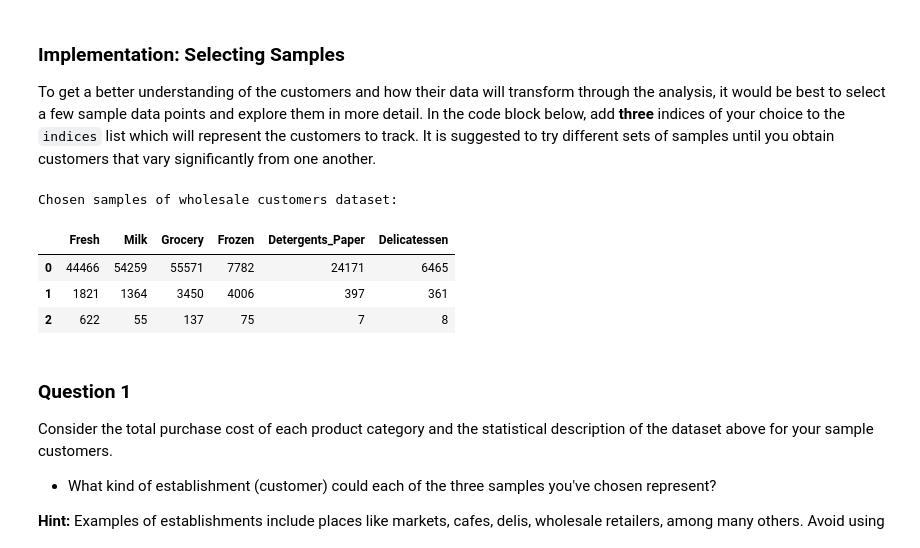
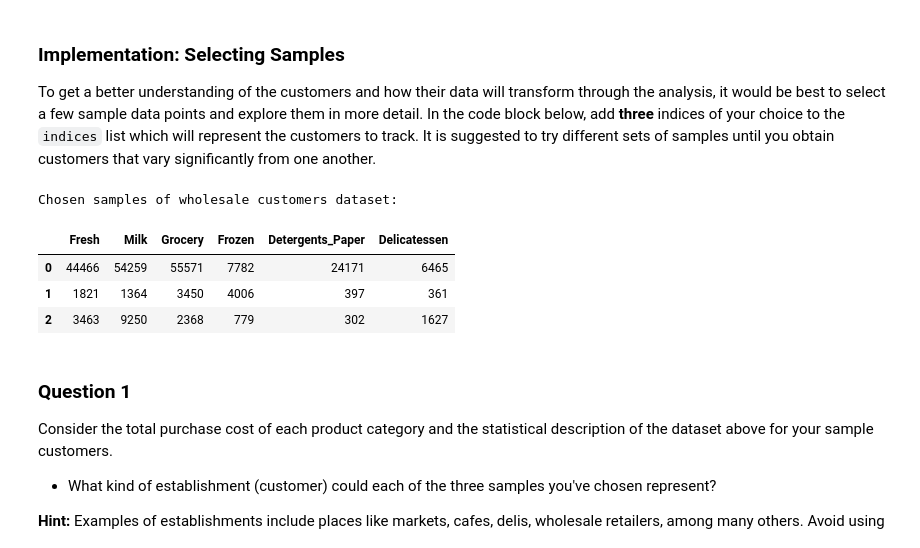
Before and after one commit to haarisjalal/customer_segments, a Jupyter notebook: customer_segments.ipynb, the cells around one changed output. Drawn from its saved outputs; the diff is of its cells as text; code cells hidden in the pictures.

```diff
--- a/customer_segments.ipynb
+++ b/customer_segments.ipynb
@@ -60,18 +60,18 @@ display(data.describe())
 To get a better understanding of the customers and how their data will transform through the analysis, it would be best to select a few sample data points and explore them in more detail. In the code block below, add **three** indices of your choice to the `indices` list which will represent the customers to track. It is suggested to try different sets of samples until you obtain customers that vary significantly from one another.
 # %%
 # TODO: Select three indices of your choice you wish to sample from the dataset
-indices = [47, 383, 154]
+indices = [47, 383, 153]
 
 # Create a DataFrame of the chosen samples
 samples = pd.DataFrame(data.loc[indices], columns = data.keys()).reset_index(drop = True)
 print "Chosen samples of wholesale customers dataset:"
 display(samples)
 # %% [output]
 Chosen samples of wholesale customers dataset:
 |  | Fresh | Milk | Grocery | Frozen | Detergents_Paper | Delicatessen |
 | 0 | 44466 | 54259 | 55571 | 7782 | 24171 | 6465 |
 | 1 | 1821 | 1364 | 3450 | 4006 | 397 | 361 |
-| 2 | 622 | 55 | 137 | 75 | 7 | 8 |
+| 2 | 3463 | 9250 | 2368 | 779 | 302 | 1627 |
 # %% [markdown]
 ### Question 1
 Consider the total purchase cost of each product category and the statistical description of the dataset above for your sample customers.
```
Also changed, not shown: parts of 24 cells of this notebook.
